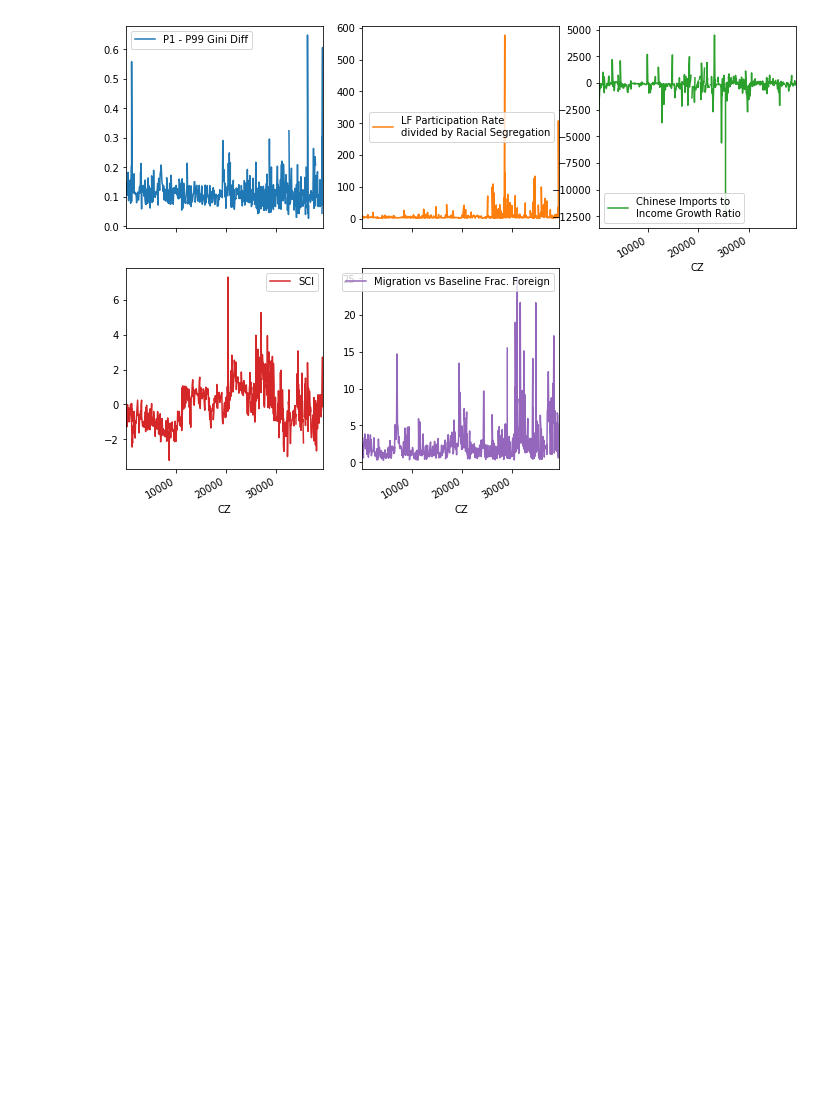
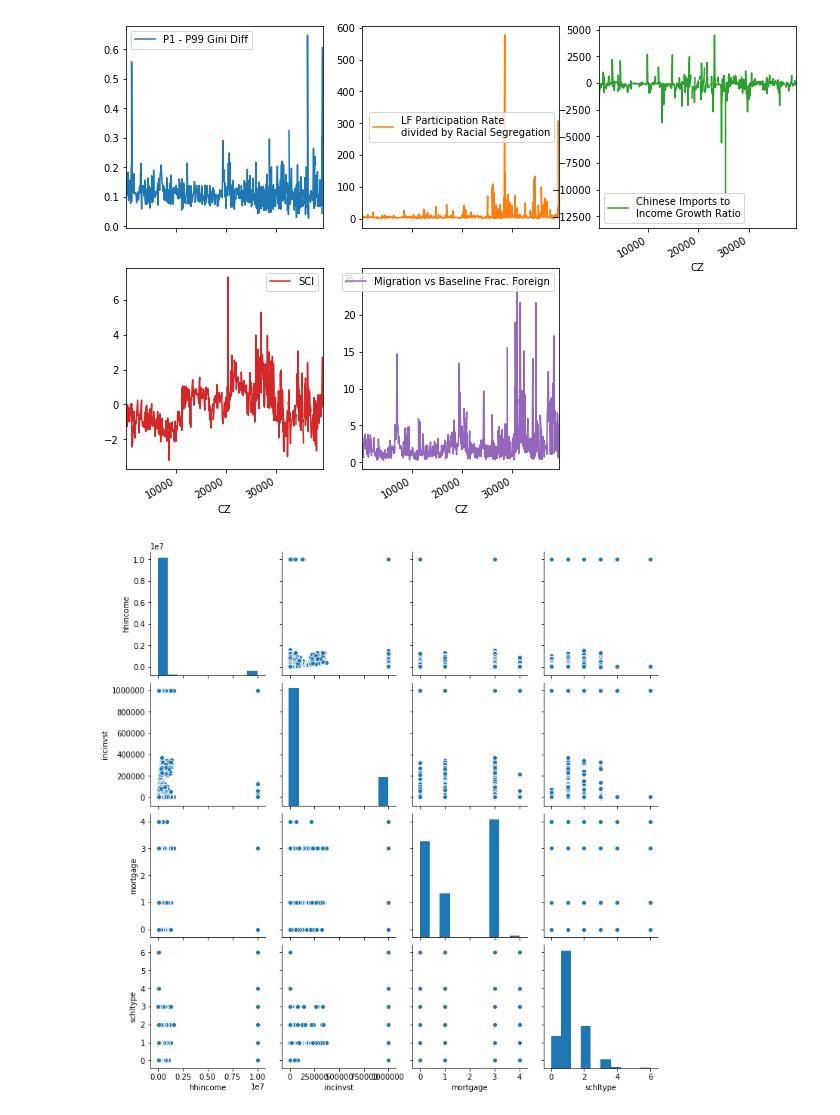
Before and after one commit to dicicch/features-of-innovators, a Jupyter notebook: notebooks/EDA.ipynb, the cells around one changed output. Saved outputs shown, nothing was run; the diff lists cells and outputs as text; code cells hidden in the pictures; blank space fills up the shorter version.

```diff
--- a/notebooks/EDA.ipynb
+++ b/notebooks/EDA.ipynb
@@ -195,3 +207,7 @@ ax = czc2.plot.line('CZ',
               );
 # %% [output]
 [figure]
+# %%
+sns.pairplot(ipumsA[['hhincome', 'incinvst', 'mortgage', 'schltype']]);
+# %% [output]
+[figure, added]
```
Also changed, not shown: parts of 9 cells of this notebook, 1 other file.
